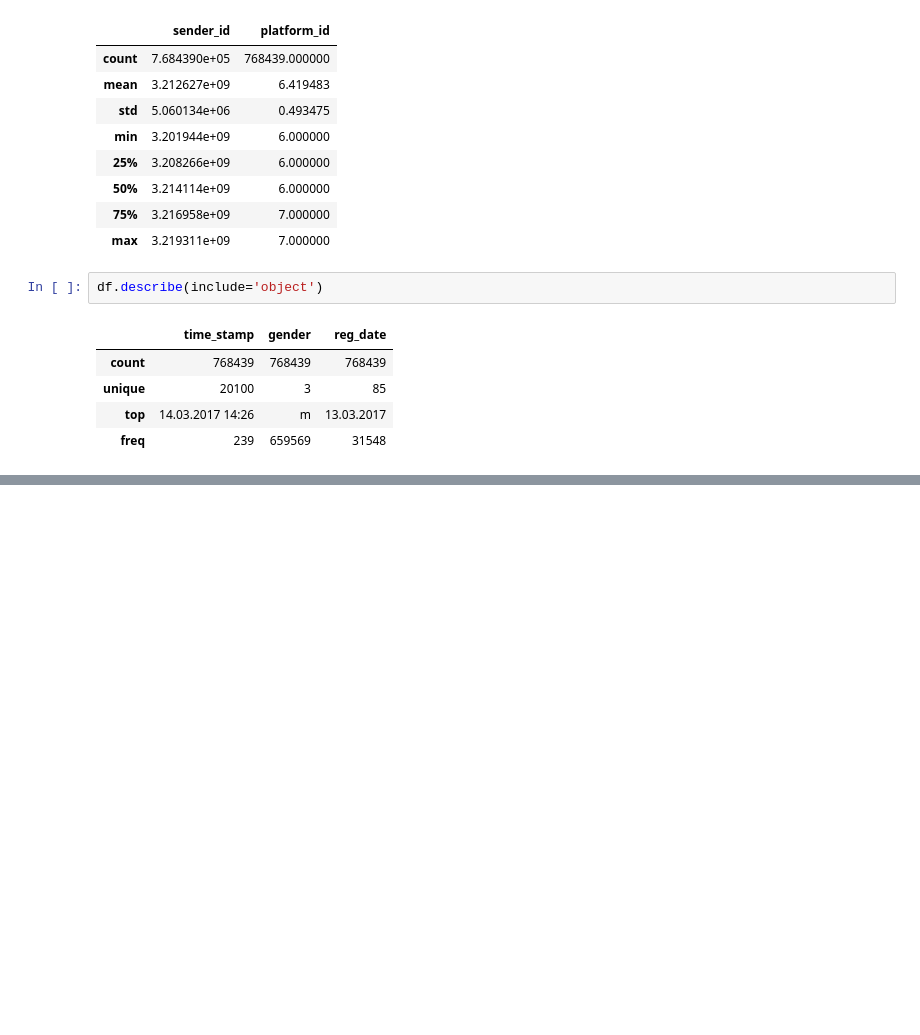
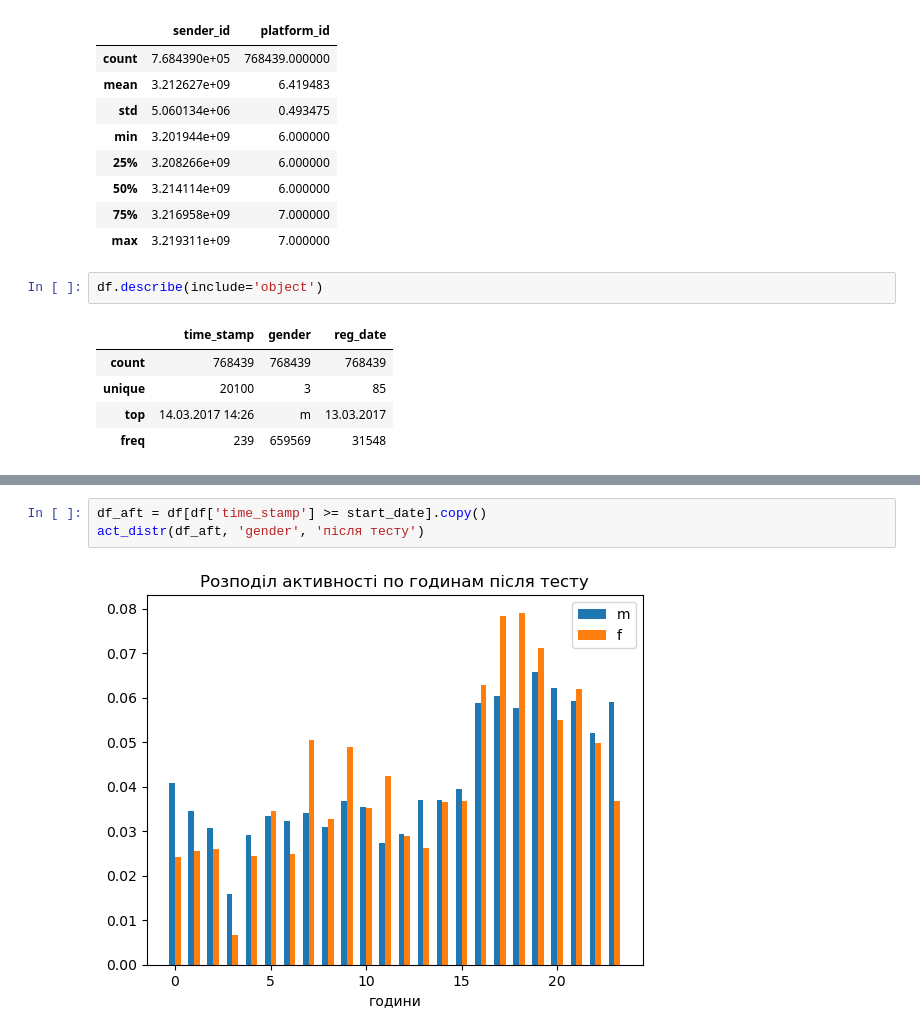
Before and after one commit to dkolesov95/exploratory_data_analysis, a Jupyter notebook: ab_test/ab_test.ipynb, the cells around one changed output, grey strips where cells are left out. Cells and saved outputs as stored; diff of their text form; blank space fills up the shorter version.

```diff
--- a/ab_test/ab_test.ipynb
+++ b/ab_test/ab_test.ipynb
@@ -87,0 +320,5 @@ df.describe(include='object')
+# %%
+df_aft = df[df['time_stamp'] >= start_date].copy()
+act_distr(df_aft, 'gender', 'після тесту')
+# %% [output]
+[figure, added]
```
Also changed, not shown: parts of 63 cells of this notebook.
